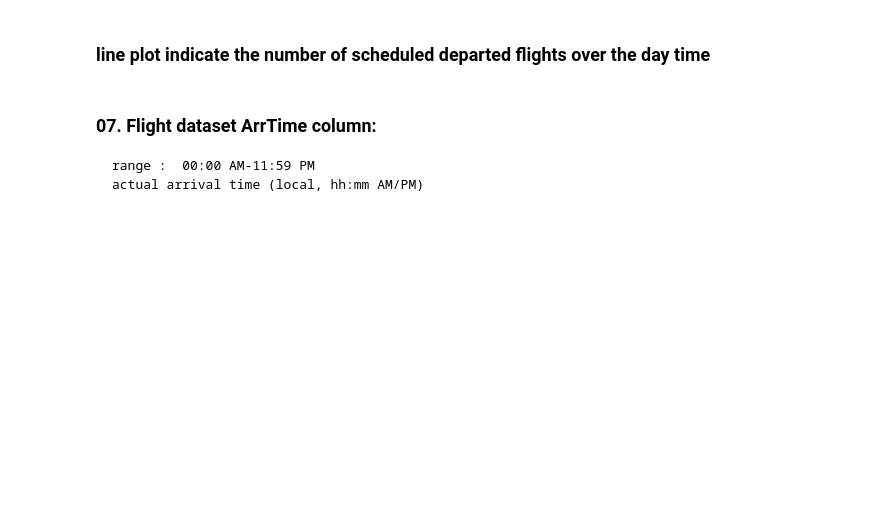
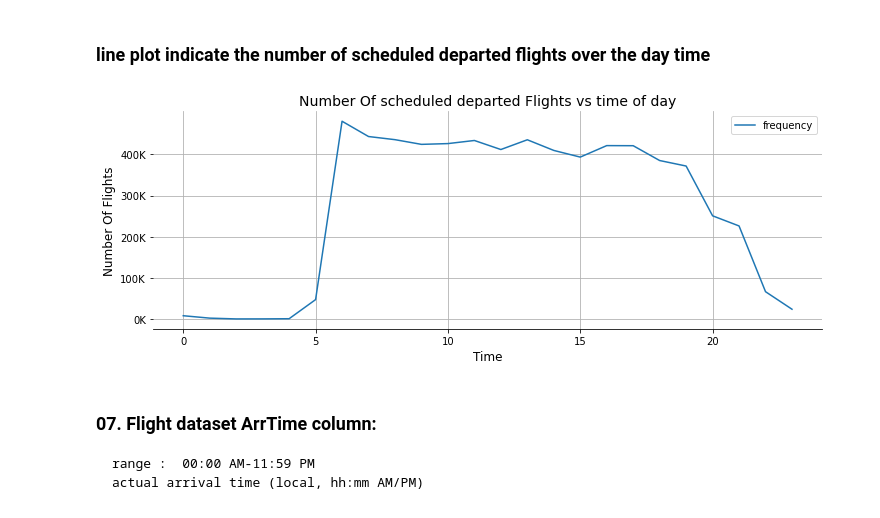
Before and after one commit to mlotfic/Communicate-Dtata-Finding, a Jupyter notebook: notebooks/exploration.ipynb, the cells around one changed output. Drawn from its saved outputs; the diff is of its cells as text; code cells hidden in the pictures; blank space fills up the shorter version.

```diff
--- a/notebooks/exploration.ipynb
+++ b/notebooks/exploration.ipynb
@@ -602,3 +967,10 @@ plot_line_time_fmt(df, 'CRSDepTime', 'frequency', figsize=(12, 4))
+# %%
+plot_line_time_fmt(df, 'CRSDepTime', 'frequency', figsize=(12, 4))
+plt.xlabel('Time',fontsize =12);
+plt.ylabel('Number Of Flights',fontsize =12);
+plt.title('Number Of scheduled departed Flights vs time of day',fontsize =14);
+# %% [output]
+[figure, added]
 # %% [markdown]
 ### 07. Flight dataset ArrTime column:
     range :	 00:00 AM-11:59 PM
```
Also changed, not shown: parts of 67 cells of this notebook.
